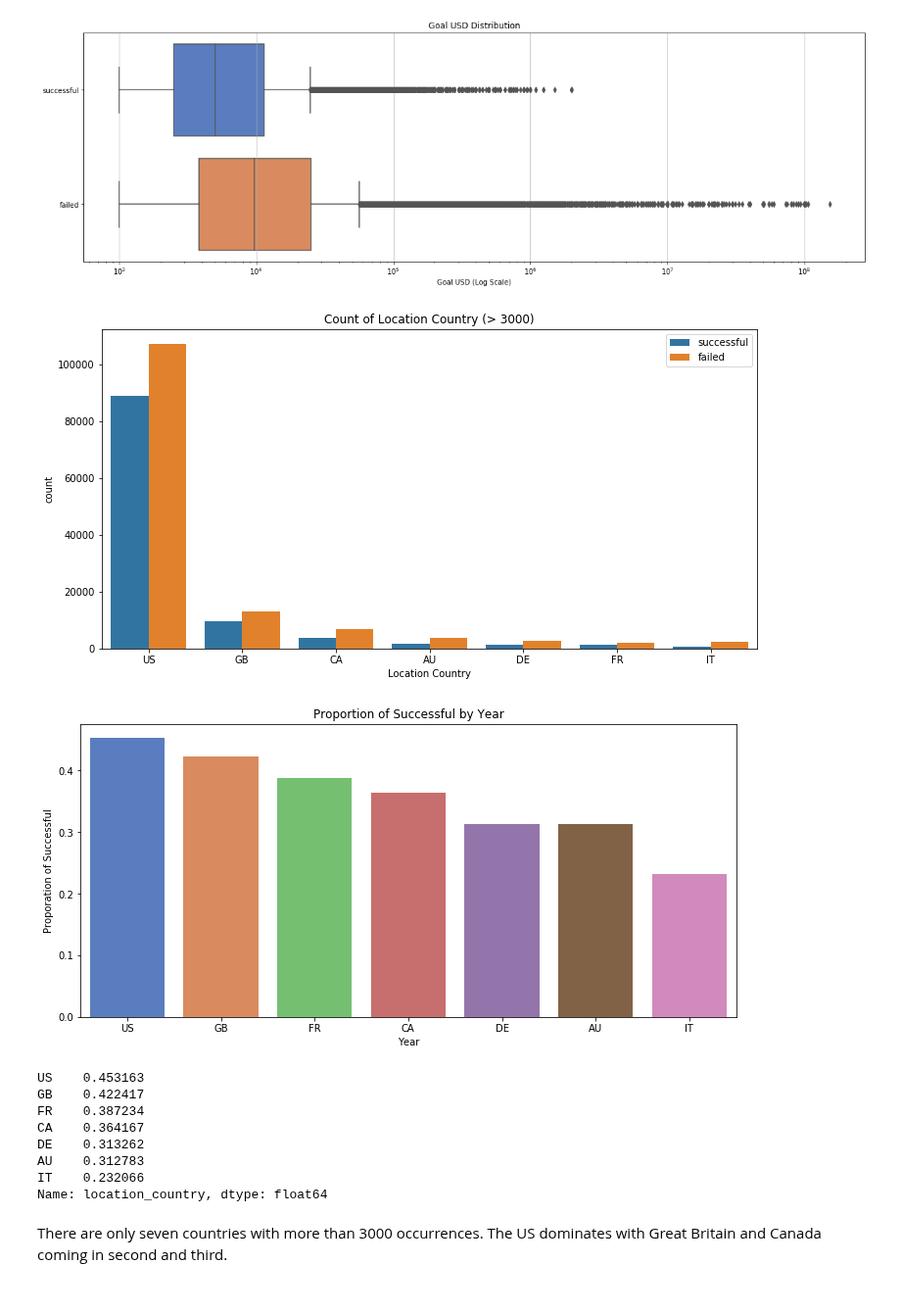
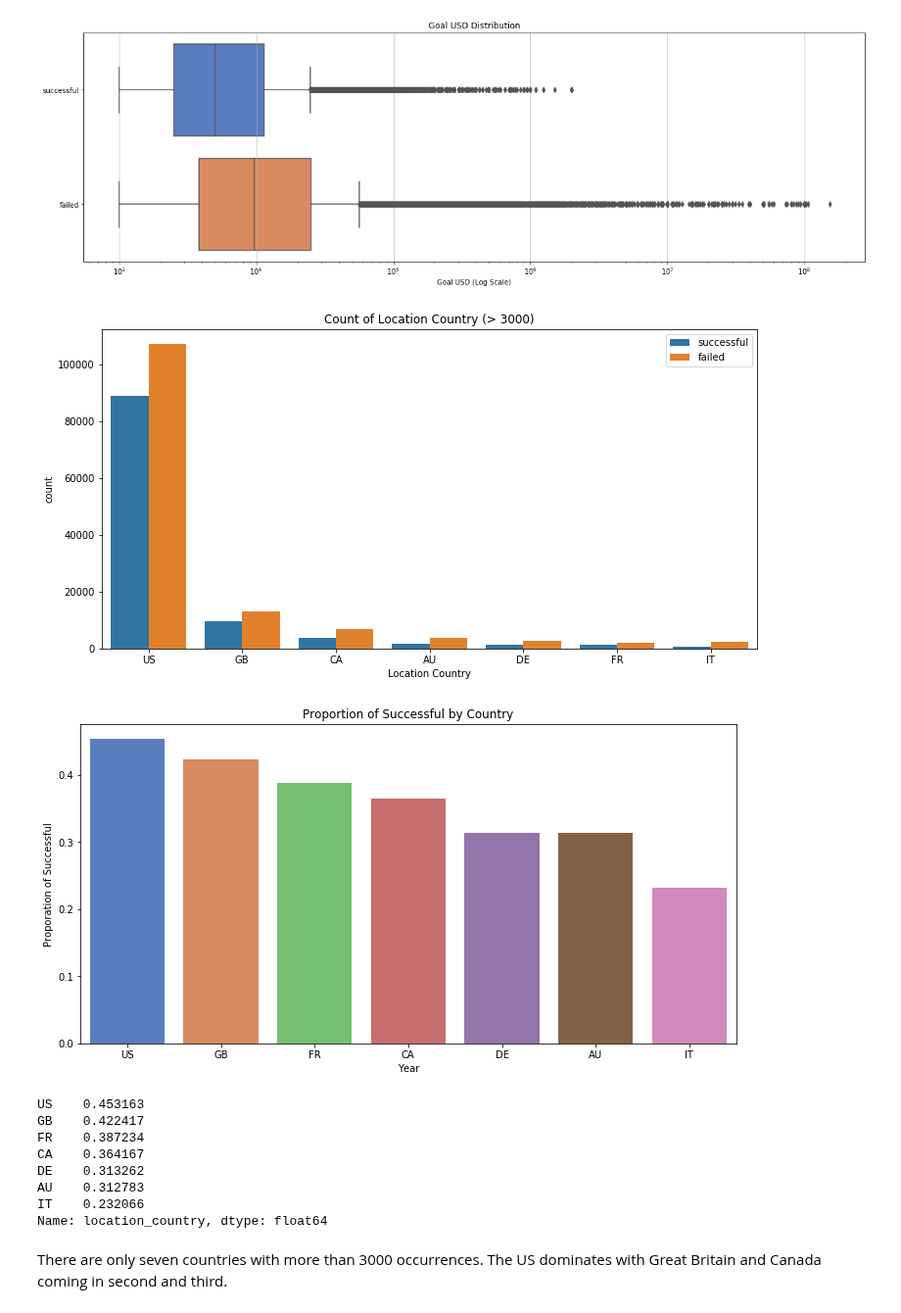
Before and after one commit to dwitten392/Springboard---DW, a Jupyter notebook: Capstone 1 - Kickstarter/Kickstarter Projects - Cleaning and Visualization.ipynb, the cells around one changed output. Shown at 98% size. Saved outputs shown, nothing was run; the diff lists cells and outputs as text; code cells hidden in the pictures.

```diff
--- a/Capstone 1 - Kickstarter/Kickstarter Projects - Cleaning and Visualization.ipynb
+++ b/Capstone 1 - Kickstarter/Kickstarter Projects - Cleaning and Visualization.ipynb
@@ -253,26 +340,26 @@ plt.show()
 # %%
 #show the frequency of location country for those with at least 5000 occurrences
 fig = plt.figure(figsize = (12, 6))
 sns.countplot(x = 'location_country', hue = 'binary_state',
               data = cleaned_data[cleaned_data.location_country.isin(['US', 'GB', 'CA', 'AU', 'DE', 'FR', 'IT'])],
               order = cleaned_data.location_country.loc[cleaned_data.location_country.isin(['US', 'GB', 'CA', 'AU', 'DE', 'FR', 'IT'])].value_counts().index)
 plt.legend(title ='')
 plt.xlabel('Location Country')
 plt.title('Count of Location Country (> 3000)')
 plt.show()
-# make this into a probability distribution like above?
+# make this into a probability distribution like above
 y = (cleaned_data['location_country'].loc[cleaned_data['location_country'].isin(['US', 'GB', 'CA', 'AU', 'DE', 'FR', 'IT'])].loc[cleaned_data['binary_state'] == 'successful'].value_counts())/(cleaned_data['location_country'].loc[cleaned_data['location_country'].isin(['US', 'GB', 'CA', 'AU', 'DE', 'FR', 'IT'])].value_counts())
 y = y.sort_values(ascending = False)
-fig=plt.figure(figsize=(12,5.5))
+fig=plt.figure(figsize=(12,6))
 ax = sns.barplot(x = y.index, y = y, order = y.index, palette = 'muted')
 plt.xlabel('Year')
 plt.ylabel('Proporation of Successful')
-plt.title('Proportion of Successful by Year')
+plt.title('Proportion of Successful by Country')
 plt.show()
 print(y)
 # %% [output]
 [figure]
-[figure, old version]
+[figure, new version]
 US    0.453163
 GB    0.422417
 FR    0.387234
```
Also changed, not shown: parts of 15 cells of this notebook.
